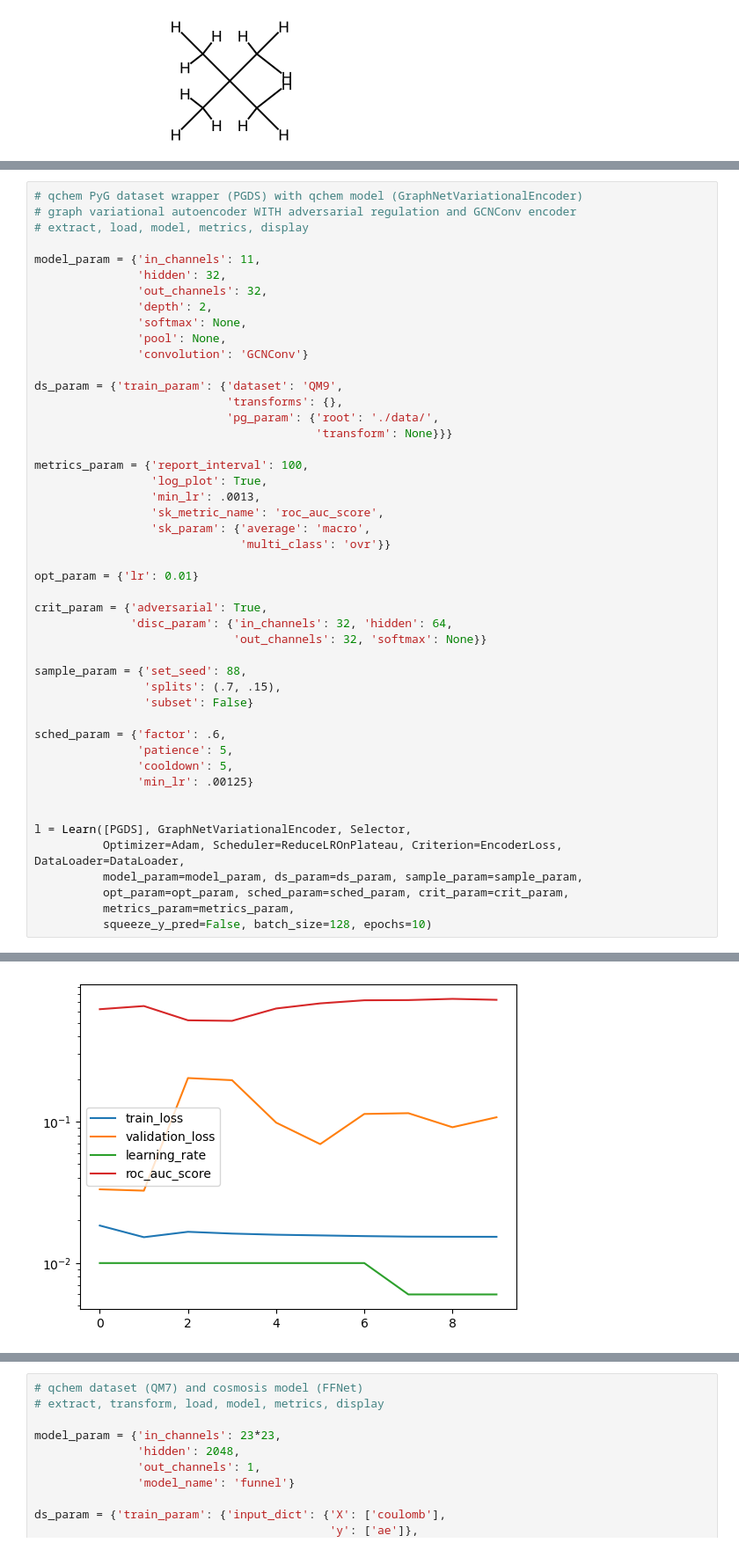
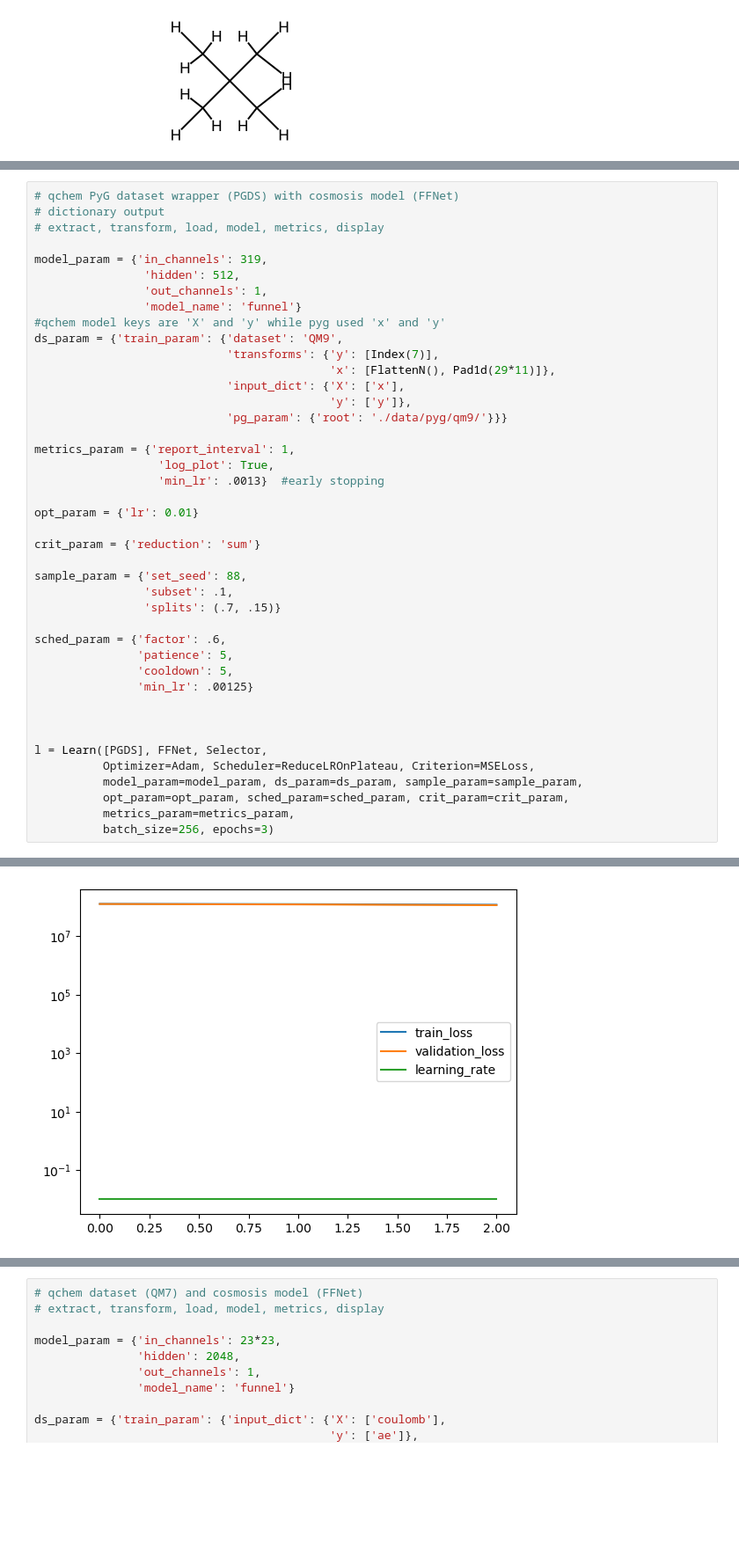
Before and after one commit to icanswim/qchem, a Jupyter notebook: experiment.ipynb, the cells around one changed output, grey strips where cells are left out. Shown at 88% size. Drawn from its saved outputs; the diff is of its cells as text; blank space fills up the shorter version.

Commit message:
updates from updates in cosmosis.

```diff
--- a/experiment.ipynb
+++ b/experiment.ipynb
@@ -729,37 +888,31 @@ sklearn test metric:
 # %%
-# qchem PyG dataset wrapper (PGDS) with qchem model (GraphNetVariationalEncoder)
-# graph variational autoencoder WITH adversarial regulation and GCNConv encoder
-# extract, load, model, metrics, display
+# qchem PyG dataset wrapper (PGDS) with cosmosis model (FFNet)
+# dictionary output
+# extract, transform, load, model, metrics, display
 
-model_param = {'in_channels': 11,
-               'hidden': 32,
-               'out_channels': 32,
-               'depth': 2,
-               'softmax': None,
-               'pool': None,
-               'convolution': 'GCNConv'}
+model_param = {'in_channels': 319,
+                'hidden': 512,
+                'out_channels': 1,
+                'model_name': 'funnel'}
+#qchem model keys are 'X' and 'y' while pyg used 'x' and 'y'
+ds_param = {'train_param': {'dataset': 'QM9',
+                            'transforms': {'y': [Index(7)],
+                                           'x': [FlattenN(), Pad1d(29*11)]},
+                            'input_dict': {'X': ['x'],
+                                           'y': ['y']},
+                            'pg_param': {'root': './data/pyg/qm9/'}}}
 
-ds_param = {'train_param': {'dataset': 'QM9',
-                            'transforms': {},
-                            'pg_param': {'root': './data/',
-                                         'transform': None}}}
-
-metrics_param = {'report_interval': 100,
-                 'log_plot': True,
-                 'min_lr': .0013,
-                 'sk_metric_name': 'roc_auc_score',
-                 'sk_param': {'average': 'macro',
-                              'multi_class': 'ovr'}}
+metrics_param = {'report_interval': 1,
+                  'log_plot': True,
+                  'min_lr': .0013}  #early stopping
 
 opt_param = {'lr': 0.01}
 
-crit_param = {'adversarial': True,
-              'disc_param': {'in_channels': 32, 'hidden': 64,
-                             'out_channels': 32, 'softmax': None}}
+crit_param = {'reduction': 'sum'}
 
 sample_param = {'set_seed': 88,
-                'splits': (.7, .15),
-                'subset': False}
+                'subset': .1,
+                'splits': (.7, .15)}
 
 sched_param = {'factor': .6,
                'patience': 5,
@@ -767,12 +920,13 @@ sched_param = {'factor': .6,
                'min_lr': .00125}
 
 
-l = Learn([PGDS], GraphNetVariationalEncoder, Selector,
-          Optimizer=Adam, Scheduler=ReduceLROnPlateau, Criterion=EncoderLoss, DataLoader=DataLoader,
+
+l = Learn([PGDS], FFNet, Selector,
+          Optimizer=Adam, Scheduler=ReduceLROnPlateau, Criterion=MSELoss,
           model_param=model_param, ds_param=ds_param, sample_param=sample_param,
           opt_param=opt_param, sched_param=sched_param, crit_param=crit_param,
           metrics_param=metrics_param,
-          squeeze_y_pred=False, batch_size=128, epochs=10)
+          batch_size=256, epochs=3)
 # %% [output]
 creating pytorch geometric QM9 dataset...
 CDataset created...
@@ -794 +948 @@ sklearn test metric:
-[figure, old version]
+[figure, new version]
```
Also changed, not shown: parts of 16 cells of this notebook, 5 other files.
